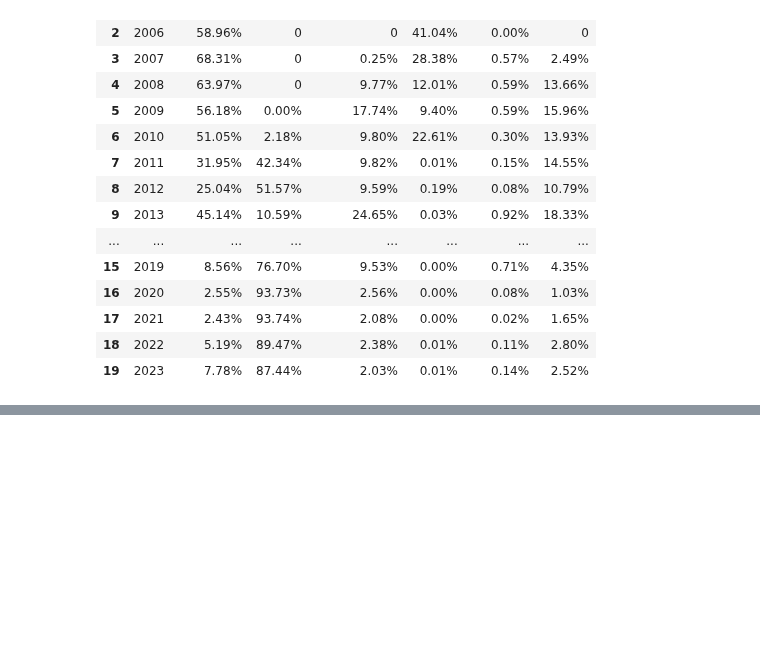
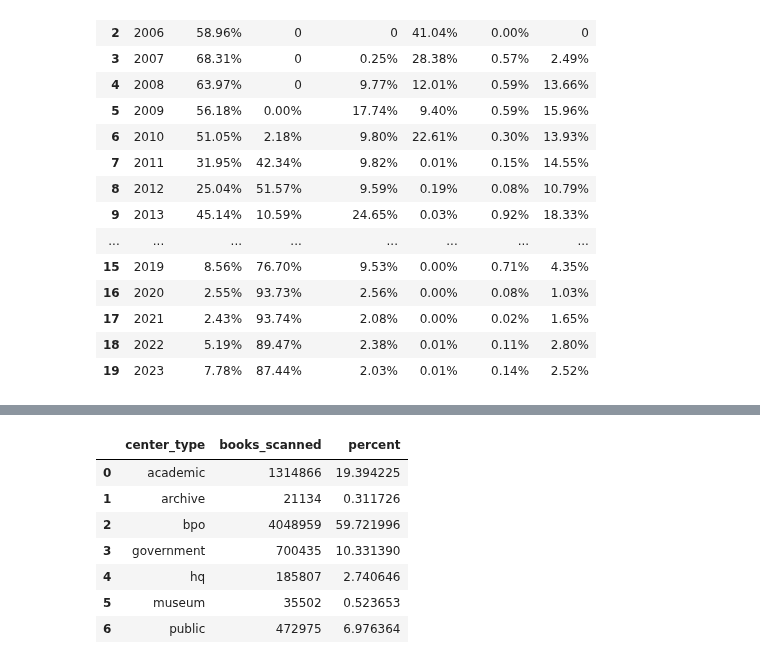
Before and after one commit to ers6/ia_scanning_labor_data, a Jupyter notebook: metadata-analysis/stats_for_debates_in_dh.ipynb, the cells around one changed output, grey strips where cells are left out. Cells and saved outputs as stored; diff of their text form; code cells hidden in the pictures; blank space fills up the shorter version.

```diff
--- a/metadata-analysis/stats_for_debates_in_dh.ipynb
+++ b/metadata-analysis/stats_for_debates_in_dh.ipynb
@@ -232,0 +226,4 @@ print(f"{num:.2%}")
+# %%
+scans_type_year
+
+total_scans_by_type =  scans_type_year.groupby(['center_type']).sum().reset_index()[['center_type','books_scanned']]
@@ -232,0 +241,13 @@ print(f"{num:.2%}")
+# %%
+total_scans_by_type['percent']= total_scans_by_type['books_scanned']/total_scans_by_type['books_scanned'].sum() * 100
+# %%
+total_scans_by_type
+# %% [output]
+|  | center_type | books_scanned | percent |
+| 0 | academic | 1314866 | 19.394225 |
+| 1 | archive | 21134 | 0.311726 |
+| 2 | bpo | 4048959 | 59.721996 |
+| 3 | government | 700435 | 10.331390 |
+| 4 | hq | 185807 | 2.740646 |
+| 5 | museum | 35502 | 0.523653 |
+| 6 | public | 472975 | 6.976364 |
```
Also changed, not shown: parts of 5 cells of this notebook, 1 other file.
